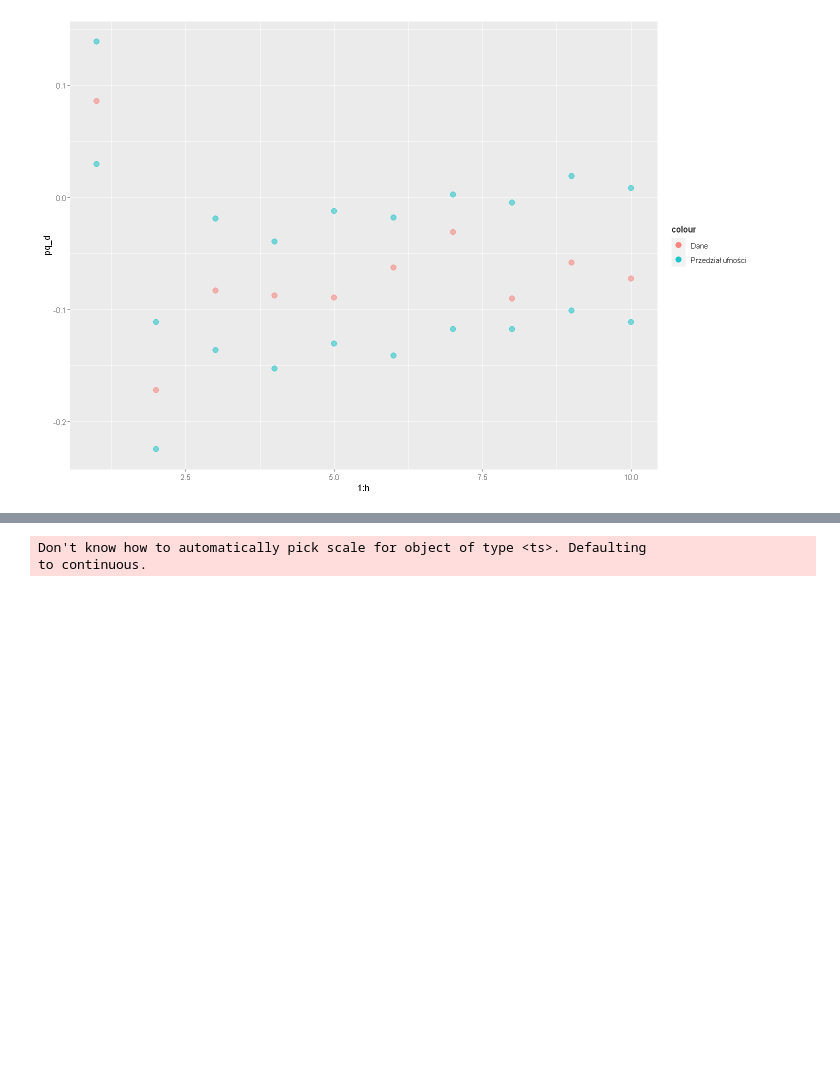
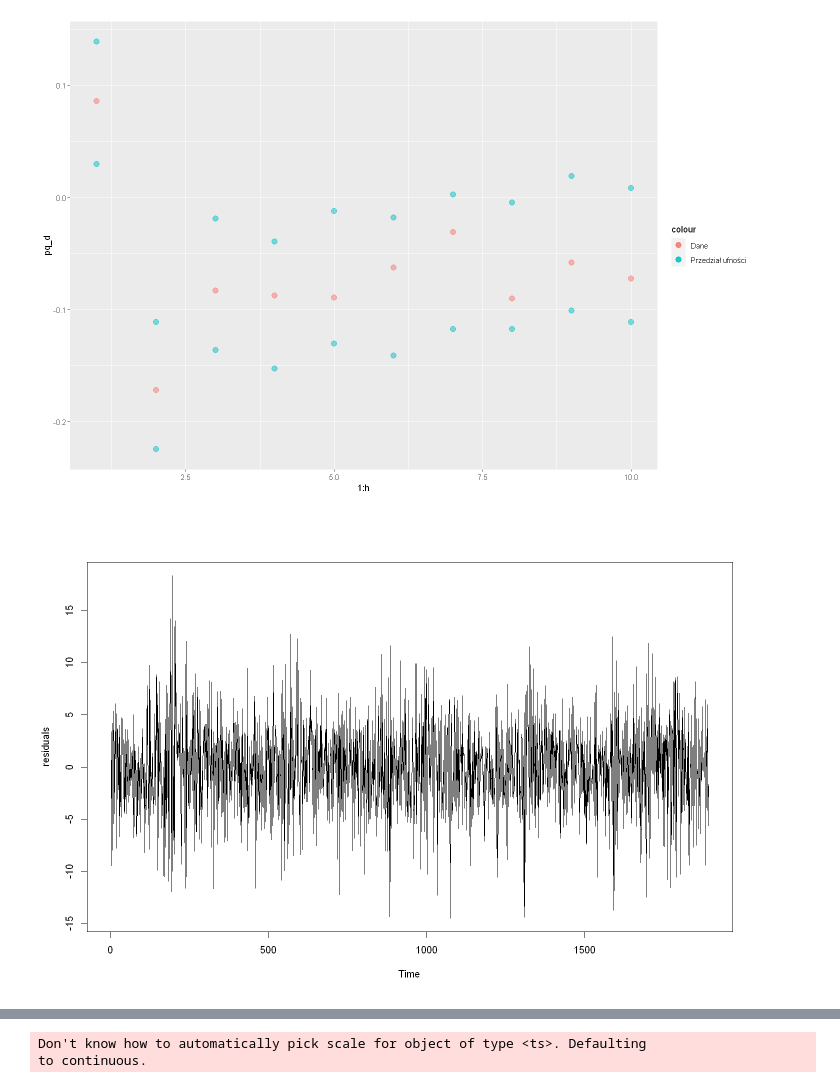
Before and after one commit to Szymex49/ARMA_temperature_modelling, a Jupyter notebook: R.ipynb, the cells around one changed output, grey strips where cells are left out. Saved outputs shown, nothing was run; the diff lists cells and outputs as text; code cells hidden in the pictures; blank space fills up the shorter version.

```diff
--- a/R.ipynb
+++ b/R.ipynb
@@ -203,3 +224,7 @@ ggplot() +
 # %% [output]
 [figure]
 [figure]
+# %%
+plot(residuals)
+# %% [output]
+[figure, added]
```
Also changed, not shown: parts of 8 cells of this notebook, 1 other file.
